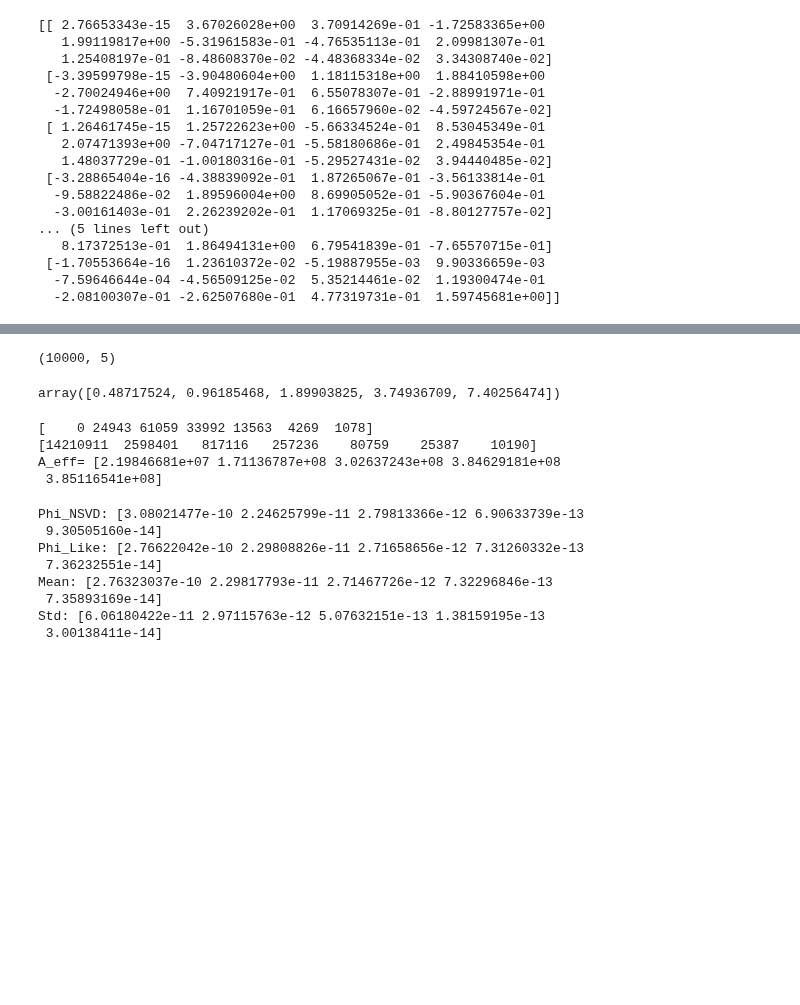
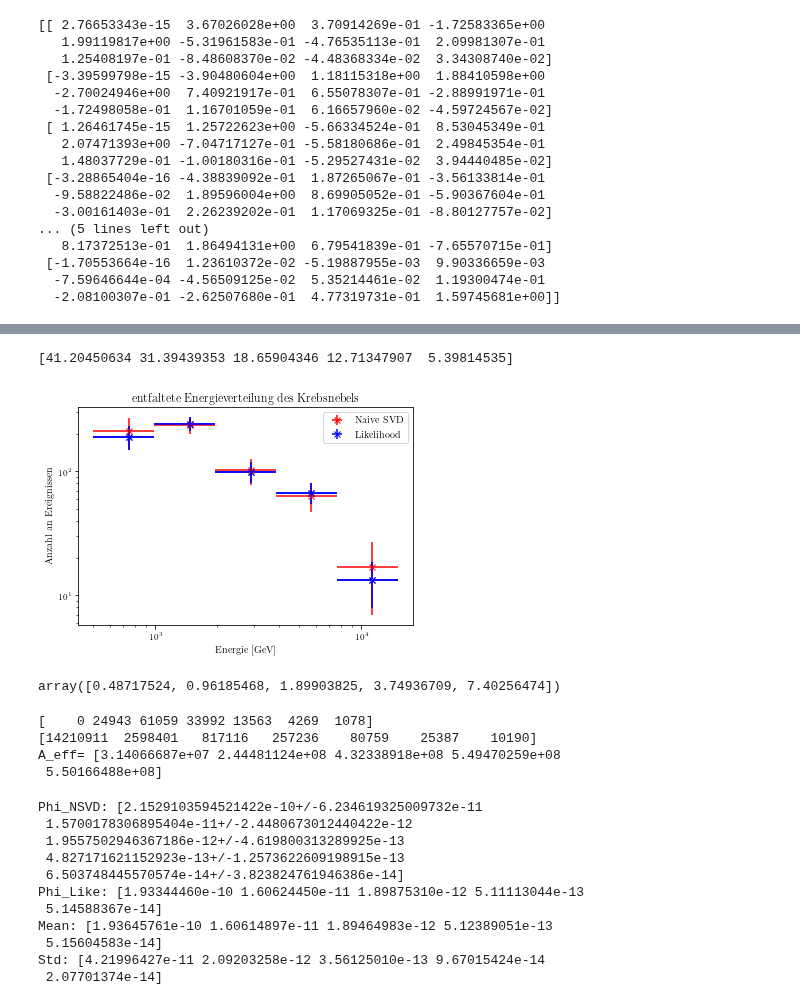
Before and after one commit to Ninilini/FP_Teilchen, a Jupyter notebook: FACT/plots/data_reading.ipynb, the cells around one changed output, grey strips where cells are left out. Cells and saved outputs as stored; diff of their text form; code cells hidden in the pictures; blank space fills up the shorter version.

```diff
--- a/FACT/plots/data_reading.ipynb
+++ b/FACT/plots/data_reading.ipynb
@@ -334,10 +330,34 @@ f [    0 24943 61059 33992 13563  4269  1078]
 # %%
 #Zufallszahlen mit Multivarianten Gauss
 fLike_Var = np.random.multivariate_normal(fLike, Hess_Inv, size=10000)
-fLike_Var= fLike_Var[:,1:-1]
-fLike_Var.shape
+fLike_Var = fLike_Var[:,1:-1]
+fLike_Var[:, 0]
+std_devs = np.ones(5)
+for i in range(5):
+    std_devs[i] = np.std(fLike_Var[:, i])
+print(std_devs)
 # %% [output]
-(10000, 5)
+[41.20450634 31.39439353 18.65904346 12.71347907  5.39814535]
+# %%
+plt.errorbar(xpos, fLike_plot, xerr=xerr, yerr = std_devs, fmt='bx')
+plt.xscale('log')
+plt.yscale('log')
+plt.xlabel('Energie [GeV]')
+plt.ylabel('Anzahl an Ereignissen')
+plt.title('entfaltete Energieverteilung des Krebsnebels')
+plt.savefig('Entfaltung_2.pdf')
+
+plt.errorbar(xpos, fNSVD, xerr=xerr, yerr=[x.std_dev for x in fNSVD_unc], fmt='rx', label='Naive SVD')
+plt.errorbar(xpos, fLike_plot, xerr=xerr, yerr = std_devs, fmt='bx', label='Likelihood')
+plt.xscale('log')
+plt.yscale('log')
+plt.xlabel('Energie [GeV]')
+plt.ylabel('Anzahl an Ereignissen')
+plt.title('entfaltete Energieverteilung des Krebsnebels')
+plt.legend()
+plt.savefig('Entfaltung_VGL.pdf')
+# %% [output]
+[figure, added]
 # %%
 def fluss(f, A, dE, t):
     return f/(A*dE*t)
@@ -358,10 +378,10 @@ print(hist_sel)
 hist_sim, yedges = np.histogram(gammas_corsika['total_energy'], bins=yedge)
 print(hist_sim)
 #Bestimmung der effektiven Fläche
-A_eff = hist_sel[1:-1]/hist_sim[1:-1] * A#*0.7
+A_eff = hist_sel[1:-1]/hist_sim[1:-1] * A /0.7
 print('A_eff=',A_eff)
 # %% [output]
 [    0 24943 61059 33992 13563  4269  1078]
 [14210911  2598401   817116   257236    80759    25387    10190]
-A_eff= [2.19846681e+07 1.71136787e+08 3.02637243e+08 3.84629181e+08
- 3.85116541e+08]
+A_eff= [3.14066687e+07 2.44481124e+08 4.32338918e+08 5.49470259e+08
+ 5.50166488e+08]
@@ -374,6 +388,6 @@ A_eff= [2.19846681e+07 1.71136787e+08 3.02637243e+08 3.84629181e+08
 # %%
 #Berechnung des Flusswertes
-phi_NSVD = fNSVD/(A_eff * Delta_E * t_obs)
+phi_NSVD = fNSVD_unc/(A_eff * Delta_E * t_obs)
 phi_Like = fLike_plot/(A_eff * Delta_E * t_obs)
 
 #Mittelwert und Standardabweichung
@@ -385,12 +399,15 @@ print('Phi_Like:', phi_Like)
 print('Mean:',mean)
 print('Std:',std)
 # %% [output]
-Phi_NSVD: [3.08021477e-10 2.24625799e-11 2.79813366e-12 6.90633739e-13
- 9.30505160e-14]
-Phi_Like: [2.76622042e-10 2.29808826e-11 2.71658656e-12 7.31260332e-13
- 7.36232551e-14]
-Mean: [2.76323037e-10 2.29817793e-11 2.71467726e-12 7.32296846e-13
- 7.35893169e-14]
-Std: [6.06180422e-11 2.97115763e-12 5.07632151e-13 1.38159195e-13
- 3.00138411e-14]
+Phi_NSVD: [2.1529103594521422e-10+/-6.234619325009732e-11
+ 1.5700178306895404e-11+/-2.4480673012440422e-12
+ 1.9557502946367186e-12+/-4.619800313289925e-13
+ 4.827171621152923e-13+/-1.2573622609198915e-13
+ 6.503748445570574e-14+/-3.823824761946386e-14]
+Phi_Like: [1.93344460e-10 1.60624450e-11 1.89875310e-12 5.11113044e-13
+ 5.14588367e-14]
+Mean: [1.93645761e-10 1.60614897e-11 1.89464983e-12 5.12389051e-13
+ 5.15604583e-14]
+Std: [4.21996427e-11 2.09203258e-12 3.56125010e-13 9.67015424e-14
+ 2.07701374e-14]
 # %%
```
Also changed, not shown: parts of 10 cells of this notebook, 2 other files.
